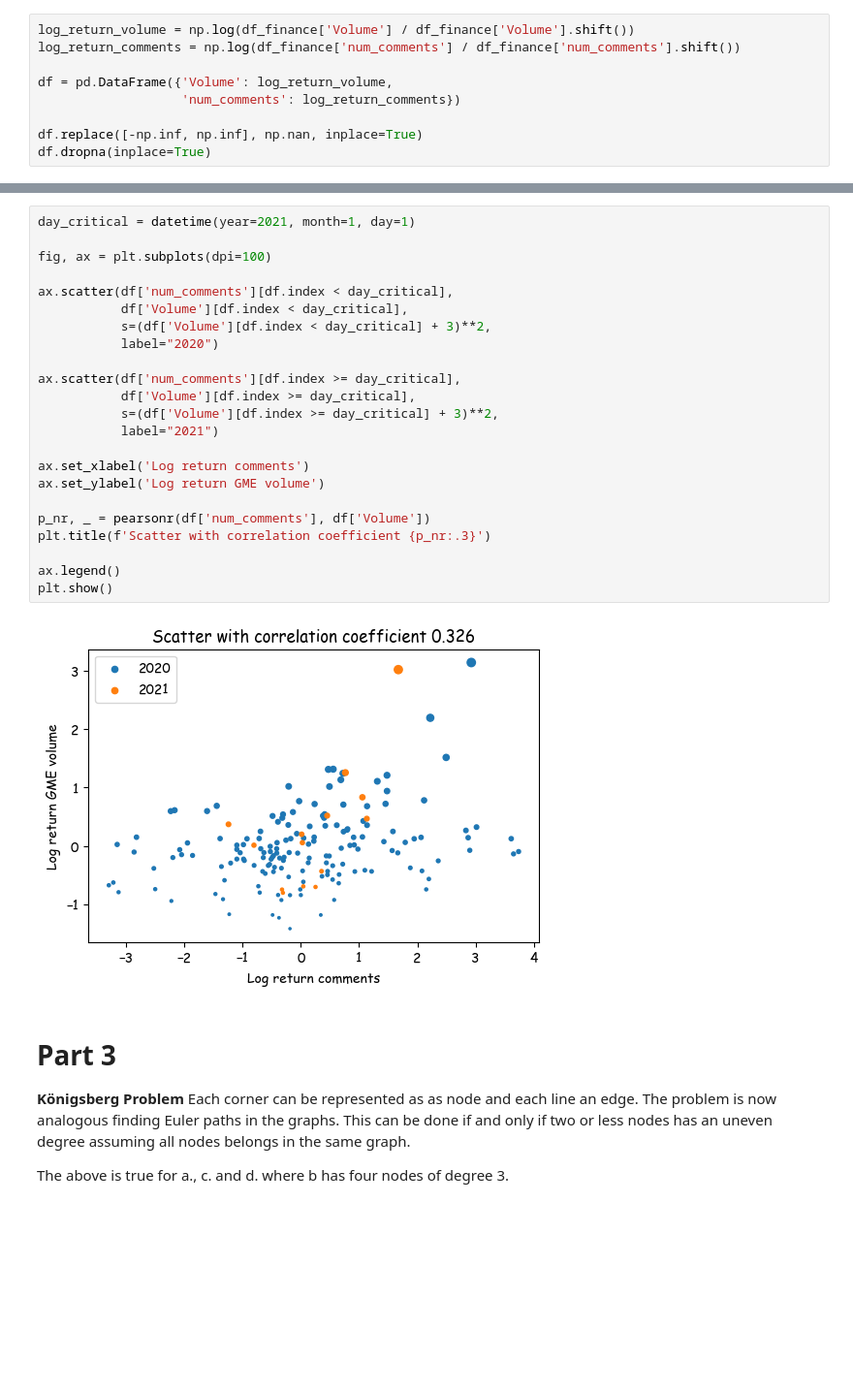
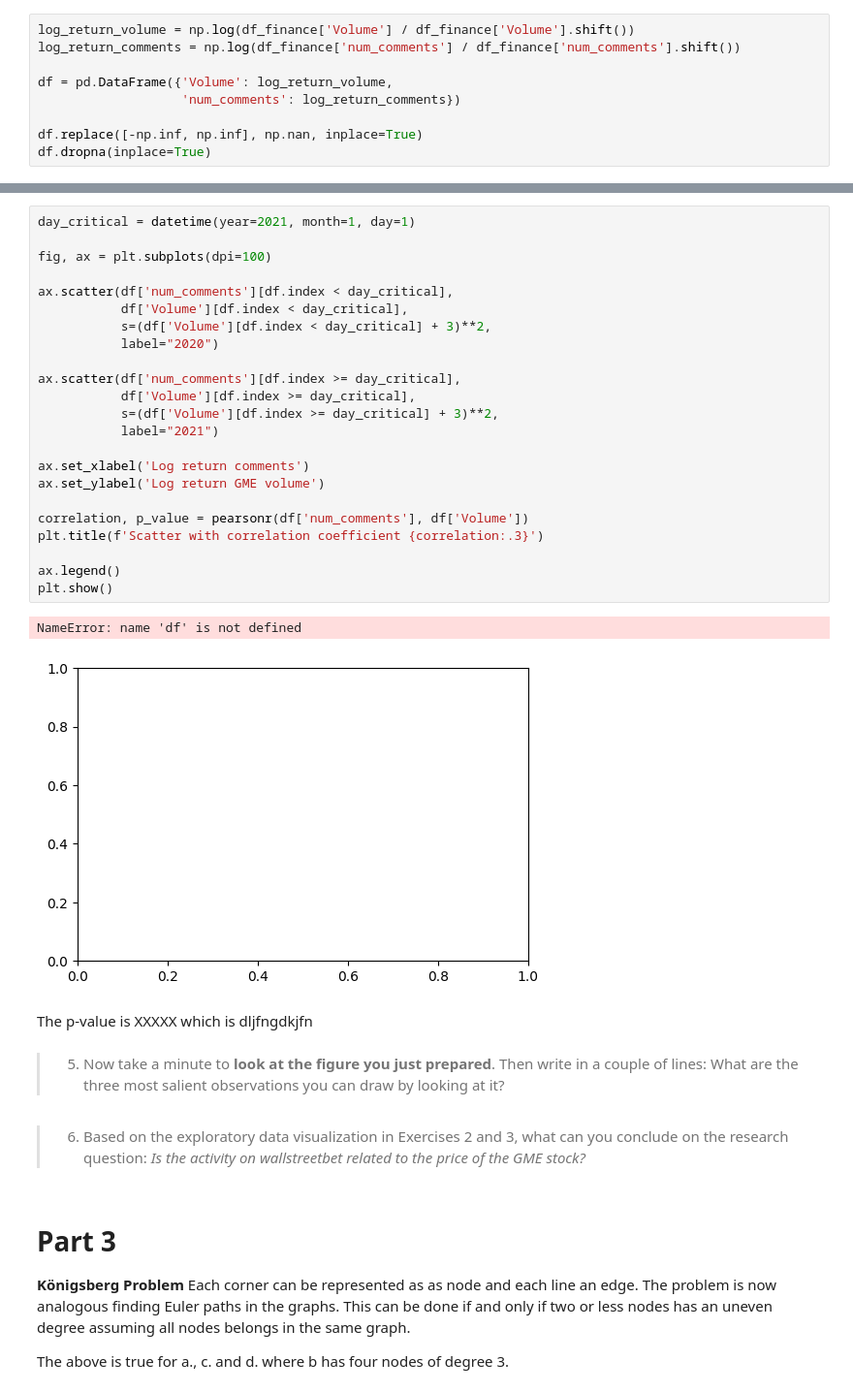
Before and after one commit to nielsenchristianole/02467-Computational-Social-Science, a Jupyter notebook: assignment1.ipynb, the cells around one changed output, grey strips where cells are left out. Shown at 97% size. Drawn from its saved outputs; the diff is of its cells as text; blank space fills up the shorter version.

```diff
--- a/assignment1.ipynb
+++ b/assignment1.ipynb
@@ -101,28 +116,35 @@ df.dropna(inplace=True)
 # %%
 day_critical = datetime(year=2021, month=1, day=1)
 
 fig, ax = plt.subplots(dpi=100)
 
 ax.scatter(df['num_comments'][df.index < day_critical],
            df['Volume'][df.index < day_critical],
            s=(df['Volume'][df.index < day_critical] + 3)**2,
            label="2020")
 
 ax.scatter(df['num_comments'][df.index >= day_critical],
            df['Volume'][df.index >= day_critical],
            s=(df['Volume'][df.index >= day_critical] + 3)**2,
            label="2021")
 
 ax.set_xlabel('Log return comments')
 ax.set_ylabel('Log return GME volume')
 
-p_nr, _ = pearsonr(df['num_comments'], df['Volume'])
-plt.title(f'Scatter with correlation coefficient {p_nr:.3}')
+correlation, p_value = pearsonr(df['num_comments'], df['Volume'])
+plt.title(f'Scatter with correlation coefficient {correlation:.3}')
 
 ax.legend()
 plt.show()
 # %% [output]
+NameError: name 'df' is not defined
-[figure, old version]
+[figure, new version]
+# %% [markdown]
+The p-value is XXXXX which is dljfngdkjfn
+# %% [markdown]
+> 5. Now take a minute to __look at the figure you just prepared__. Then write in a couple of lines: What are the three most salient observations you can draw by looking at it?
+# %% [markdown]
+> 6. Based on the exploratory data visualization in Exercises 2 and 3, what can you conclude on the research question: *Is the activity on wallstreetbet related to the price of the GME stock?*
 # %% [markdown]
 # Part 3
 
```
Also changed, not shown: parts of 10 cells of this notebook.
